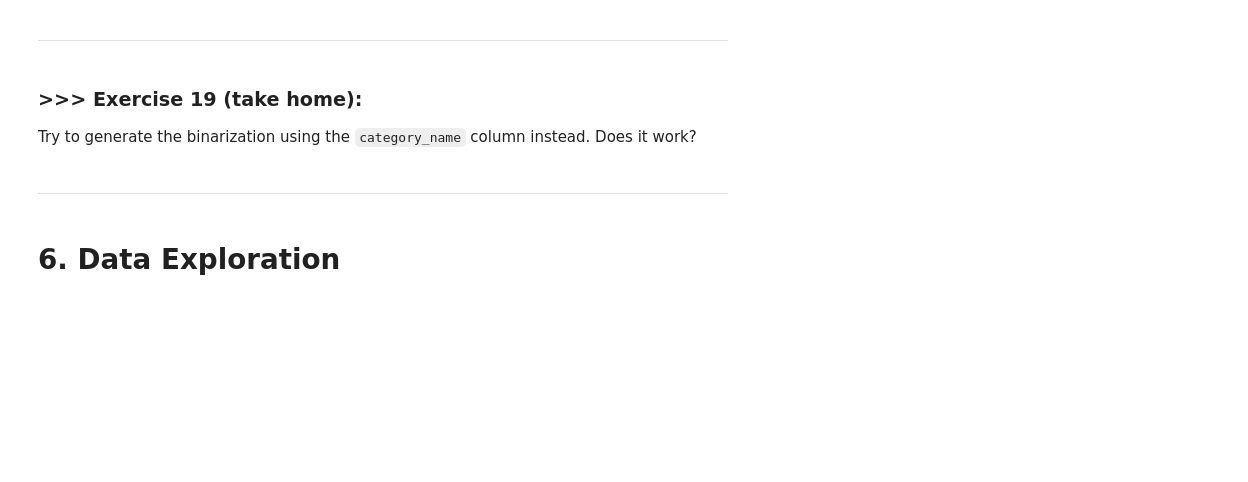
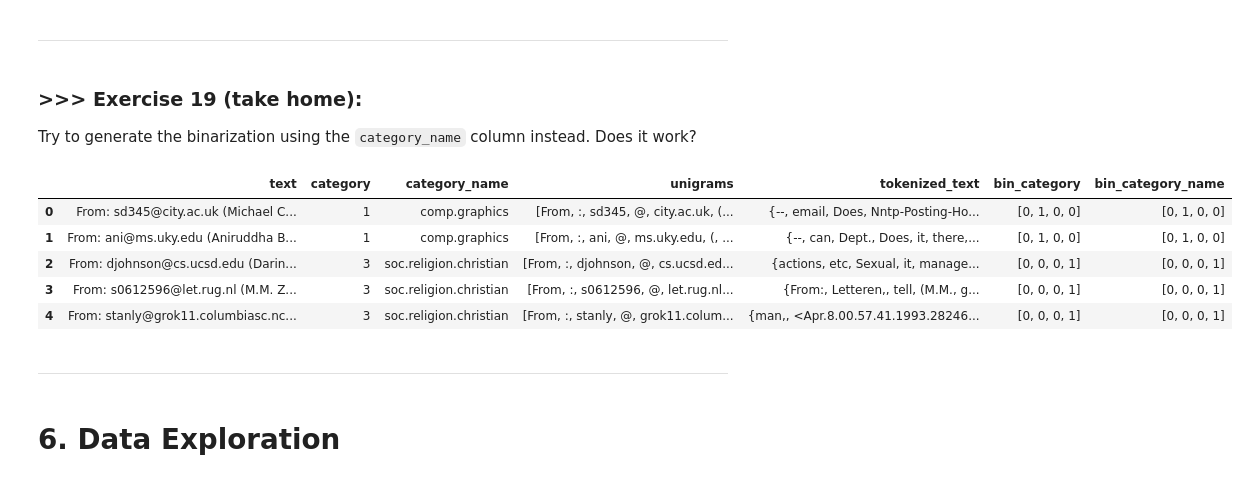
Before and after one commit to Linszuchi047/DM2025-Lab1-Exercise, a Jupyter notebook: DM2025-Lab1-Master.ipynb, the cells around one changed output. Cells and saved outputs as stored; diff of their text form; code cells hidden in the pictures; blank space fills up the shorter version.

```diff
--- a/DM2025-Lab1-Master.ipynb
+++ b/DM2025-Lab1-Master.ipynb
@@ -2338,3 +2336,19 @@ Try to generate the binarization using the `category_name` column instead. Does
+# %%
+# Answer here
+# Exercise 19
+mlb = preprocessing.LabelBinarizer()
+mlb.fit(X['category_name'])
+X['bin_category_name'] = mlb.transform(X['category_name']).tolist()
+X.head()
+
+# Yes, it works
+# %% [output]
+|  | text | category | category_name | unigrams | tokenized_text | bin_category | bin_category_name |
+| 0 | From: sd345@city.ac.uk (Michael C... | 1 | comp.graphics | [From, :, sd345, @, city.ac.uk, (... | {--, email, Does, Nntp-Posting-Ho... | [0, 1, 0, 0] | [0, 1, 0, 0] |
+| 1 | From: ani@ms.uky.edu (Aniruddha B... | 1 | comp.graphics | [From, :, ani, @, ms.uky.edu, (, ... | {--, can, Dept., Does, it, there,... | [0, 1, 0, 0] | [0, 1, 0, 0] |
+| 2 | From: djohnson@cs.ucsd.edu (Darin... | 3 | soc.religion.christian | [From, :, djohnson, @, cs.ucsd.ed... | {actions, etc, Sexual, it, manage... | [0, 0, 0, 1] | [0, 0, 0, 1] |
+| 3 | From: s0612596@let.rug.nl (M.M. Z... | 3 | soc.religion.christian | [From, :, s0612596, @, let.rug.nl... | {From:, Letteren,, tell, (M.M., g... | [0, 0, 0, 1] | [0, 0, 0, 1] |
+| 4 | From: stanly@grok11.columbiasc.nc... | 3 | soc.religion.christian | [From, :, stanly, @, grok11.colum... | {man,, <Apr.8.00.57.41.1993.28246... | [0, 0, 0, 1] | [0, 0, 0, 1] |
 # %% [markdown]
 ---
 # %% [markdown]
```
Also changed, not shown: parts of 15 cells of this notebook.
